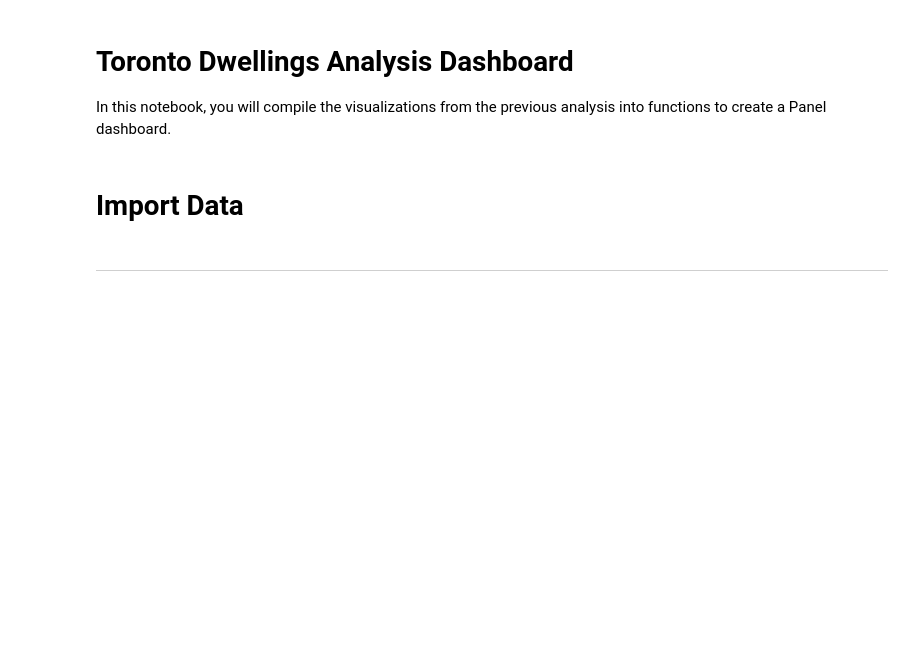
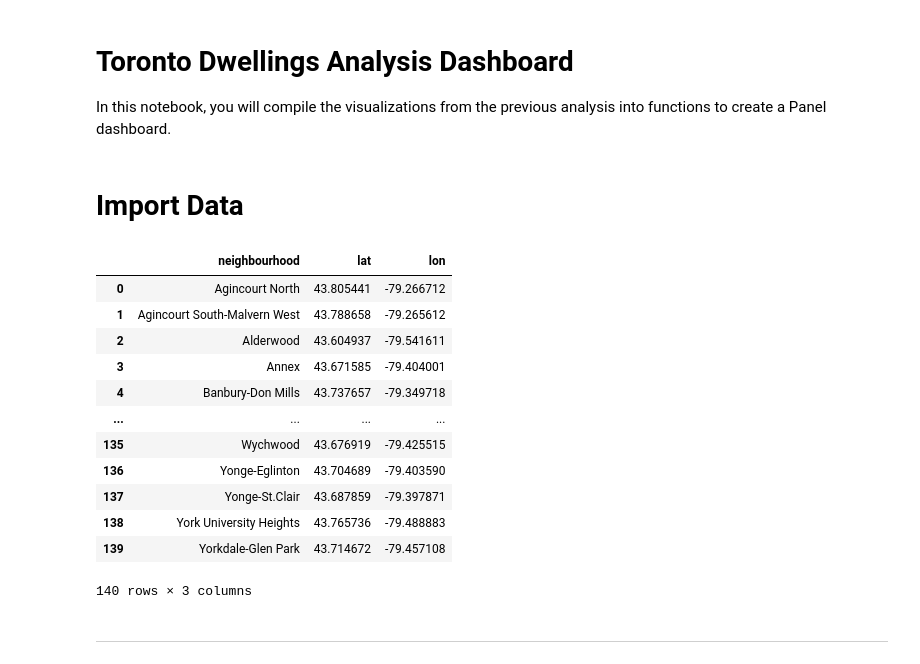
Before and after one commit to jusgou/Homework, a Jupyter notebook: 0324_PyViz/Starter_Code/dashboard.ipynb, the cells around one changed output. Cells and saved outputs as stored; diff of their text form; code cells hidden in the pictures; blank space fills up the shorter version.

```diff
--- a/0324_PyViz/Starter_Code/dashboard.ipynb
+++ b/0324_PyViz/Starter_Code/dashboard.ipynb
@@ -31,6 +31,22 @@ to_data = pd.read_csv(file_path, index_col="year")
 
 file_path = Path("Data/toronto_neighbourhoods_coordinates.csv")
 df_neighbourhood_locations = pd.read_csv(file_path)
+# %%
+df_neighbourhood_locations
+# %% [output]
+|  | neighbourhood | lat | lon |
+| 0 | Agincourt North | 43.805441 | -79.266712 |
+| 1 | Agincourt South-Malvern West | 43.788658 | -79.265612 |
+| 2 | Alderwood | 43.604937 | -79.541611 |
+| 3 | Annex | 43.671585 | -79.404001 |
+| 4 | Banbury-Don Mills | 43.737657 | -79.349718 |
+| ... | ... | ... | ... |
+| 135 | Wychwood | 43.676919 | -79.425515 |
+| 136 | Yonge-Eglinton | 43.704689 | -79.403590 |
+| 137 | Yonge-St.Clair | 43.687859 | -79.397871 |
+| 138 | York University Heights | 43.765736 | -79.488883 |
+| 139 | Yorkdale-Glen Park | 43.714672 | -79.457108 |
+140 rows × 3 columns
 # %% [markdown]
 - - -
 # %% [markdown]
```
Also changed, not shown: parts of 18 cells of this notebook, 7 other files.
